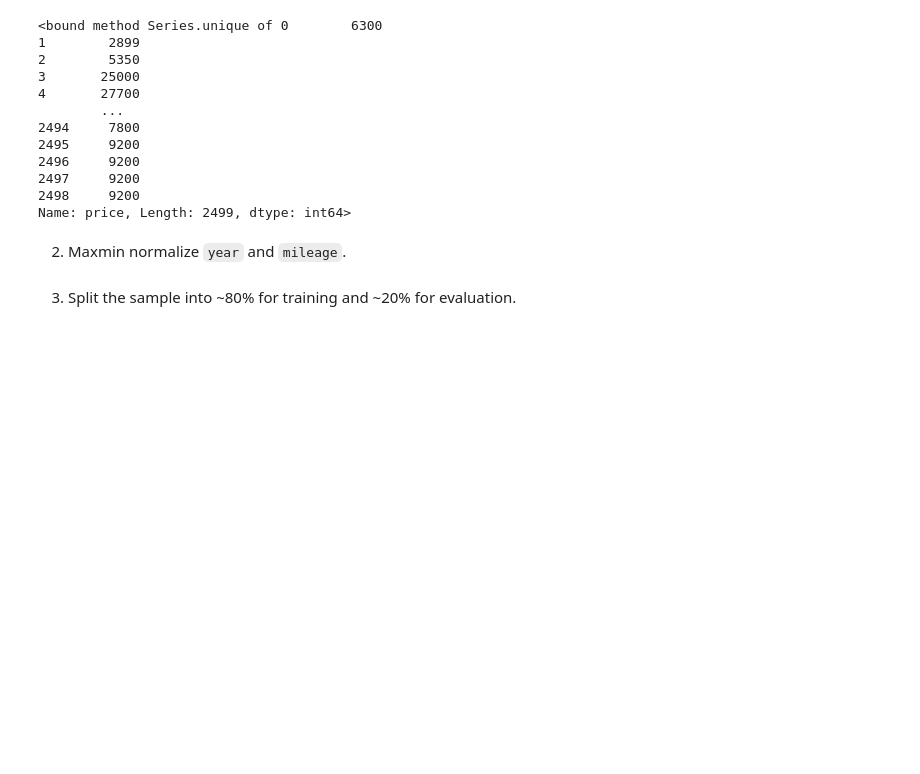
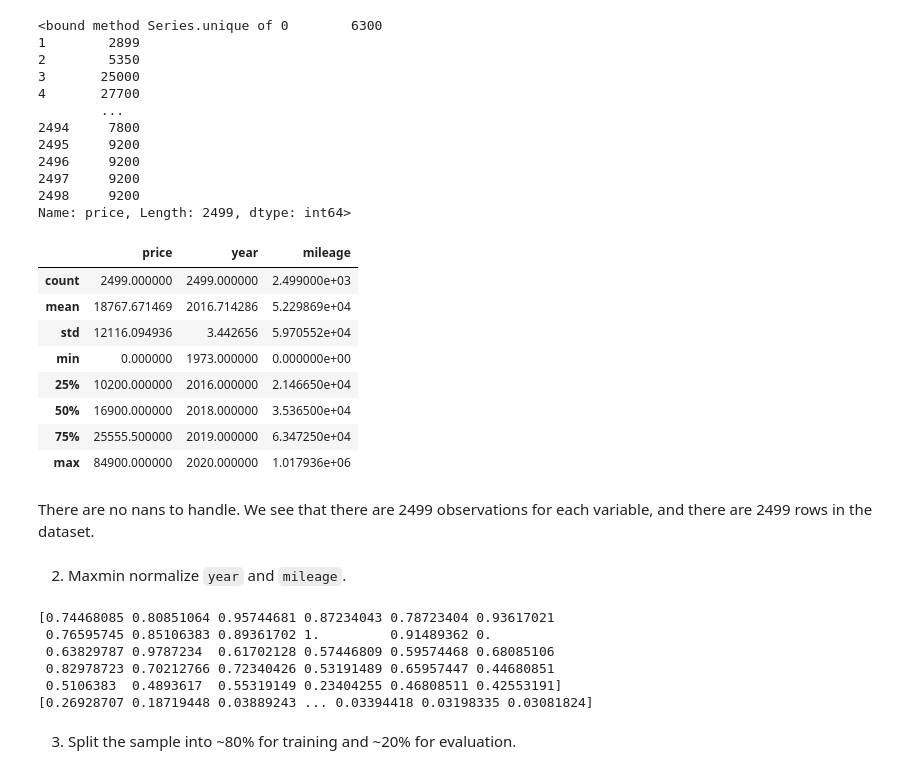
Before and after one commit to imdressel/knn, a Jupyter notebook: assignment_knn.ipynb, the cells around one changed output. Saved outputs shown, nothing was run; the diff lists cells and outputs as text; code cells hidden in the pictures; blank space fills up the shorter version.

```diff
--- a/assignment_knn.ipynb
+++ b/assignment_knn.ipynb
@@ -65,5 +66,20 @@ print(df['price'].unique)
 2497     9200
 2498     9200
 Name: price, Length: 2499, dtype: int64>
+# %%
+# we can use describe to see if there are any nans
+df.describe()
+# %% [output]
+|  | price | year | mileage |
+| count | 2499.000000 | 2499.000000 | 2.499000e+03 |
+| mean | 18767.671469 | 2016.714286 | 5.229869e+04 |
+| std | 12116.094936 | 3.442656 | 5.970552e+04 |
+| min | 0.000000 | 1973.000000 | 0.000000e+00 |
+| 25% | 10200.000000 | 2016.000000 | 2.146650e+04 |
+| 50% | 16900.000000 | 2018.000000 | 3.536500e+04 |
+| 75% | 25555.500000 | 2019.000000 | 6.347250e+04 |
+| max | 84900.000000 | 2020.000000 | 1.017936e+06 |
+# %% [markdown]
+There are no nans to handle. We see that there are 2499 observations for each variable, and there are 2499 rows in the dataset.
 # %% [markdown]
 2. Maxmin normalize `year` and `mileage`.
@@ -70,2 +94,12 @@ Name: price, Length: 2499, dtype: int64>
+# %%
+print(df['year'].unique())
+print(df['mileage'].unique())
+# %% [output]
+[0.74468085 0.80851064 0.95744681 0.87234043 0.78723404 0.93617021
+ 0.76595745 0.85106383 0.89361702 1.         0.91489362 0.
+ 0.63829787 0.9787234  0.61702128 0.57446809 0.59574468 0.68085106
+ 0.82978723 0.70212766 0.72340426 0.53191489 0.65957447 0.44680851
+ 0.5106383  0.4893617  0.55319149 0.23404255 0.46808511 0.42553191]
+[0.26928707 0.18719448 0.03889243 ... 0.03394418 0.03198335 0.03081824]
 # %% [markdown]
 3. Split the sample into ~80% for training and ~20% for evaluation.
```
Also changed, not shown: parts of 10 cells of this notebook.
